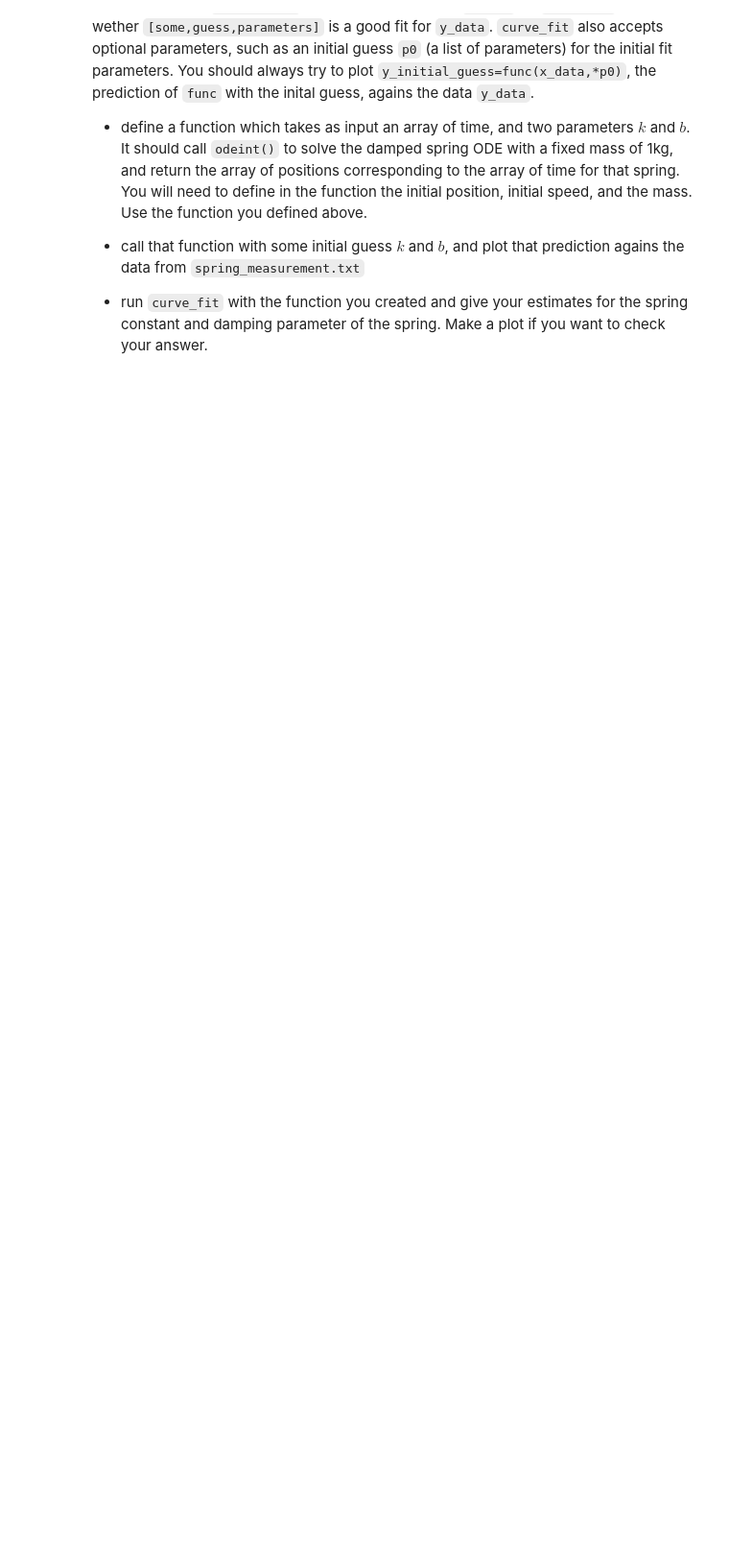
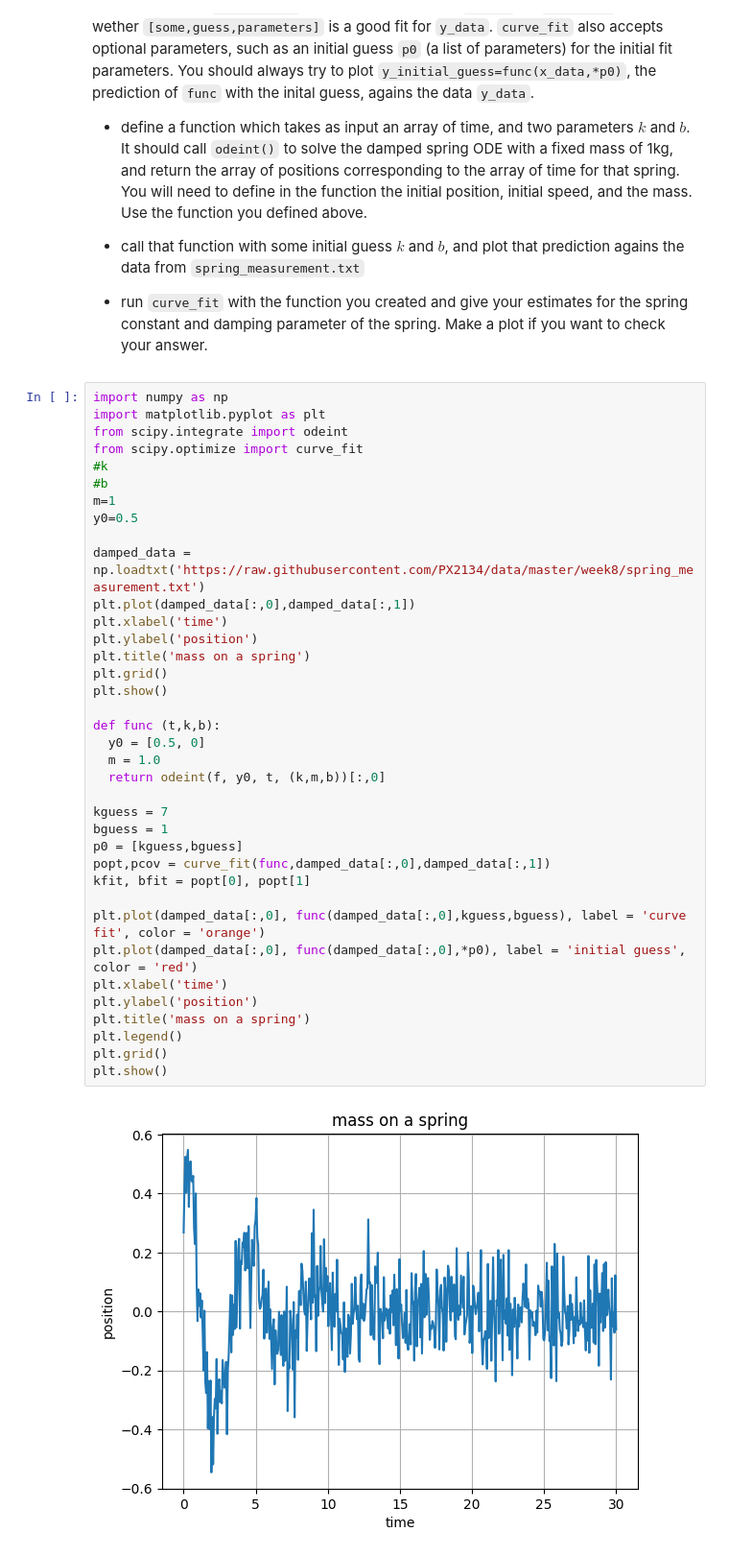
Before and after one commit to PX2145-2025/week-8-b-Billingham-Leila, a Jupyter notebook: ODEs.ipynb, the cells around one changed output. Shown at 96% size. Saved outputs shown, nothing was run; the diff lists cells and outputs as text; blank space fills up the shorter version.

```diff
--- a/ODEs.ipynb
+++ b/ODEs.ipynb
@@ -298,3 +298,42 @@ And in that case, `y_predicted` would be compared to `y_data` by `curve_fit` to
 - call that function with some initial guess $k$ and $b$, and plot that prediction agains the data from `spring_measurement.txt`
 
 - run `curve_fit` with the function you created and give your estimates for the spring constant and damping parameter of the spring. Make a plot if you want to check your answer.
+# %%
+import numpy as np
+import matplotlib.pyplot as plt
+from scipy.integrate import odeint
+from scipy.optimize import curve_fit
+#k
+#b
+m=1
+y0=0.5
+
+damped_data = np.loadtxt('https://raw.githubusercontent.com/PX2134/data/master/week8/spring_measurement.txt')
+plt.plot(damped_data[:,0],damped_data[:,1])
+plt.xlabel('time')
+plt.ylabel('position')
+plt.title('mass on a spring')
+plt.grid()
+plt.show()
+
+def func (t,k,b):
+  y0 = [0.5, 0]
+  m = 1.0
+  return odeint(f, y0, t, (k,m,b))[:,0]
+
+kguess = 7
+bguess = 1
+p0 = [kguess,bguess]
+popt,pcov = curve_fit(func,damped_data[:,0],damped_data[:,1])
+kfit, bfit = popt[0], popt[1]
+
+plt.plot(damped_data[:,0], func(damped_data[:,0],kguess,bguess), label = 'curve fit', color = 'orange')
+plt.plot(damped_data[:,0], func(damped_data[:,0],*p0), label = 'initial guess', color = 'red')
+plt.xlabel('time')
+plt.ylabel('position')
+plt.title('mass on a spring')
+plt.legend()
+plt.grid()
+plt.show()
+# %% [output]
+[figure, added]
```
Also changed, not shown: parts of 2 cells of this notebook.
